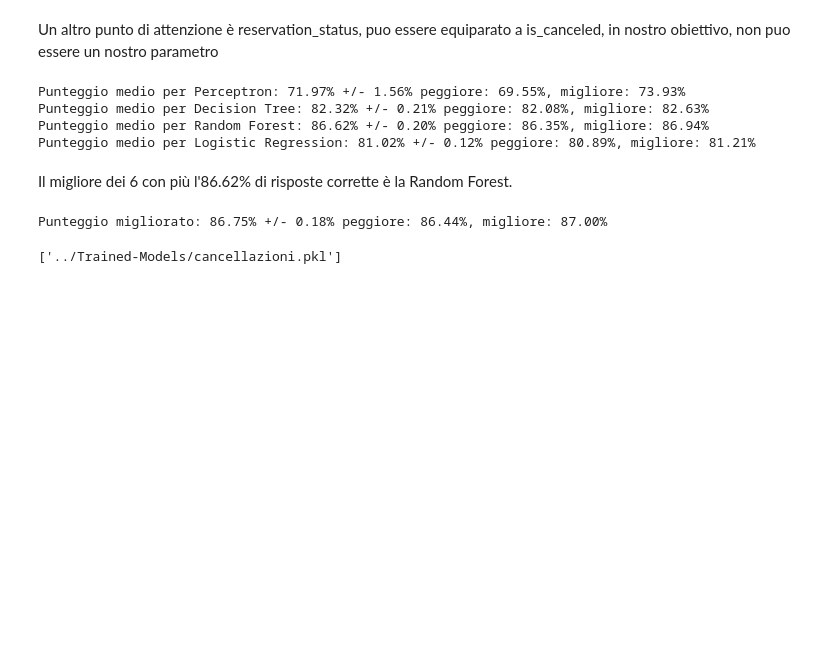
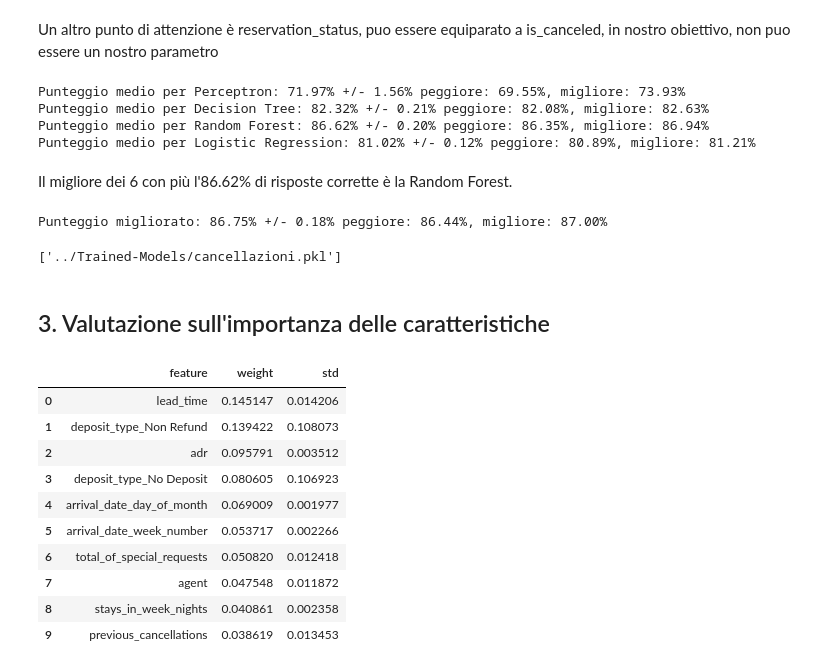
Before and after one commit to davidemaggi/ML-Hotel-Booking, a Jupyter notebook: Cancellazioni/AED Prenotazioni e previsione delle cancellazioni.ipynb, the cells around one changed output. Saved outputs shown, nothing was run; the diff lists cells and outputs as text; code cells hidden in the pictures; blank space fills up the shorter version.

```diff
--- a/Cancellazioni/AED Prenotazioni e previsione delle cancellazioni.ipynb
+++ b/Cancellazioni/AED Prenotazioni e previsione delle cancellazioni.ipynb
@@ -650,3 +650,33 @@ modello_migliore.fit(set_caratteristiche, set_obiettivo)
 joblib.dump(modello_migliore, '../Trained-Models/cancellazioni.pkl')
 # %% [output]
 ['../Trained-Models/cancellazioni.pkl']
+# %% [markdown]
+## 3. Valutazione sull'importanza delle caratteristiche
+# %%
+# Recuperiamo tutte le caratteristiche Hot Encoded
+colonne_oneHot = list(modello_migliore.named_steps['preprocessor'].
+                      named_transformers_['cat'].
+                      named_steps['onehot'].
+                      get_feature_names(input_features=car_categorie))
+
+
+lista_importanza = car_numeriche + colonne_oneHot
+
+
+# Vediamo le 10 caratteristiche piu importanti:
+lista_importanza_df = eli5.formatters.as_dataframe.explain_weights_df(
+    modello_migliore.named_steps['model'],
+    feature_names=lista_importanza)
+lista_importanza_df.head(10)
+# %% [output]
+|  | feature | weight | std |
+| 0 | lead_time | 0.145147 | 0.014206 |
+| 1 | deposit_type_Non Refund | 0.139422 | 0.108073 |
+| 2 | adr | 0.095791 | 0.003512 |
+| 3 | deposit_type_No Deposit | 0.080605 | 0.106923 |
+| 4 | arrival_date_day_of_month | 0.069009 | 0.001977 |
+| 5 | arrival_date_week_number | 0.053717 | 0.002266 |
+| 6 | total_of_special_requests | 0.050820 | 0.012418 |
+| 7 | agent | 0.047548 | 0.011872 |
+| 8 | stays_in_week_nights | 0.040861 | 0.002358 |
+| 9 | previous_cancellations | 0.038619 | 0.013453 |
```
Also changed, not shown: parts of 20 cells of this notebook, 5 other files.
